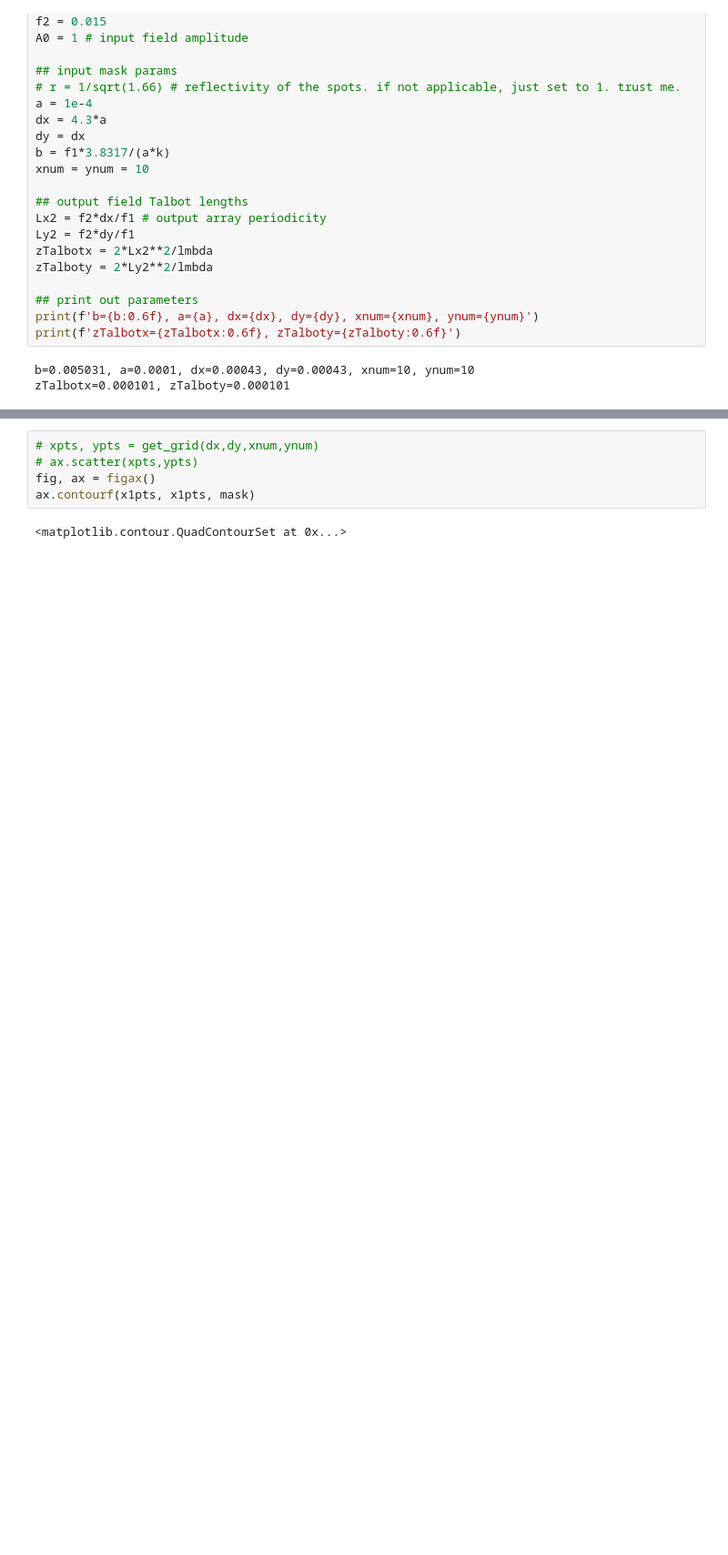
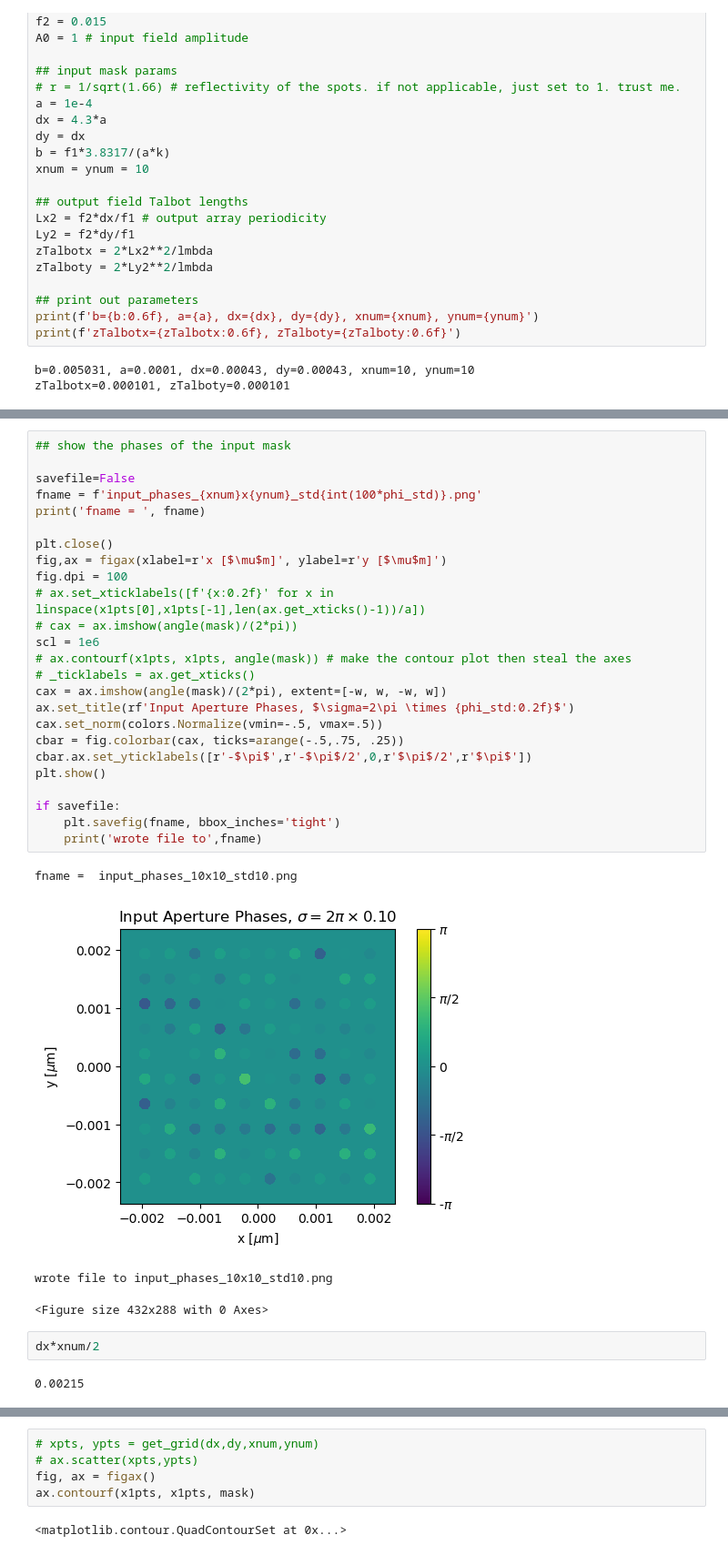
Before and after one commit to prhuft/fourier-optics, a Jupyter notebook: randomized_array.ipynb, the cells around one changed output, grey strips where cells are left out. Shown at 91% size. Cells and saved outputs as stored; diff of their text form; blank space fills up the shorter version.

Commit message:
random input phases

```diff
--- a/randomized_array.ipynb
+++ b/randomized_array.ipynb
@@ -138,0 +63,34 @@ MemoryError:
+# %%
+## show the phases of the input mask
+
+savefile=False
+fname = f'input_phases_{xnum}x{ynum}_std{int(100*phi_std)}.png'
+print('fname = ', fname)
+
+plt.close()
+fig,ax = figax(xlabel=r'x [$\mu$m]', ylabel=r'y [$\mu$m]')
+fig.dpi = 100
+# ax.set_xticklabels([f'{x:0.2f}' for x in linspace(x1pts[0],x1pts[-1],len(ax.get_xticks()-1))/a])
+# cax = ax.imshow(angle(mask)/(2*pi))
+scl = 1e6
+# ax.contourf(x1pts, x1pts, angle(mask)) # make the contour plot then steal the axes
+# _ticklabels = ax.get_xticks()
+cax = ax.imshow(angle(mask)/(2*pi), extent=[-w, w, -w, w])
+ax.set_title(rf'Input Aperture Phases, $\sigma=2\pi \times {phi_std:0.2f}$')
+cax.set_norm(colors.Normalize(vmin=-.5, vmax=.5))
+cbar = fig.colorbar(cax, ticks=arange(-.5,.75, .25))
+cbar.ax.set_yticklabels([r'-$\pi$',r'-$\pi$/2',0,r'$\pi$/2',r'$\pi$'])
+plt.show()
+
+if savefile:
+    plt.savefig(fname, bbox_inches='tight')
+    print('wrote file to',fname)
+# %% [output]
+fname =  input_phases_10x10_std10.png
+[figure, added]
+wrote file to input_phases_10x10_std10.png
+<Figure size 432x288 with 0 Axes>
+# %%
+dx*xnum/2
+# %% [output]
+0.00215
```
Also changed, not shown: parts of 10 cells of this notebook, 3 other files.
